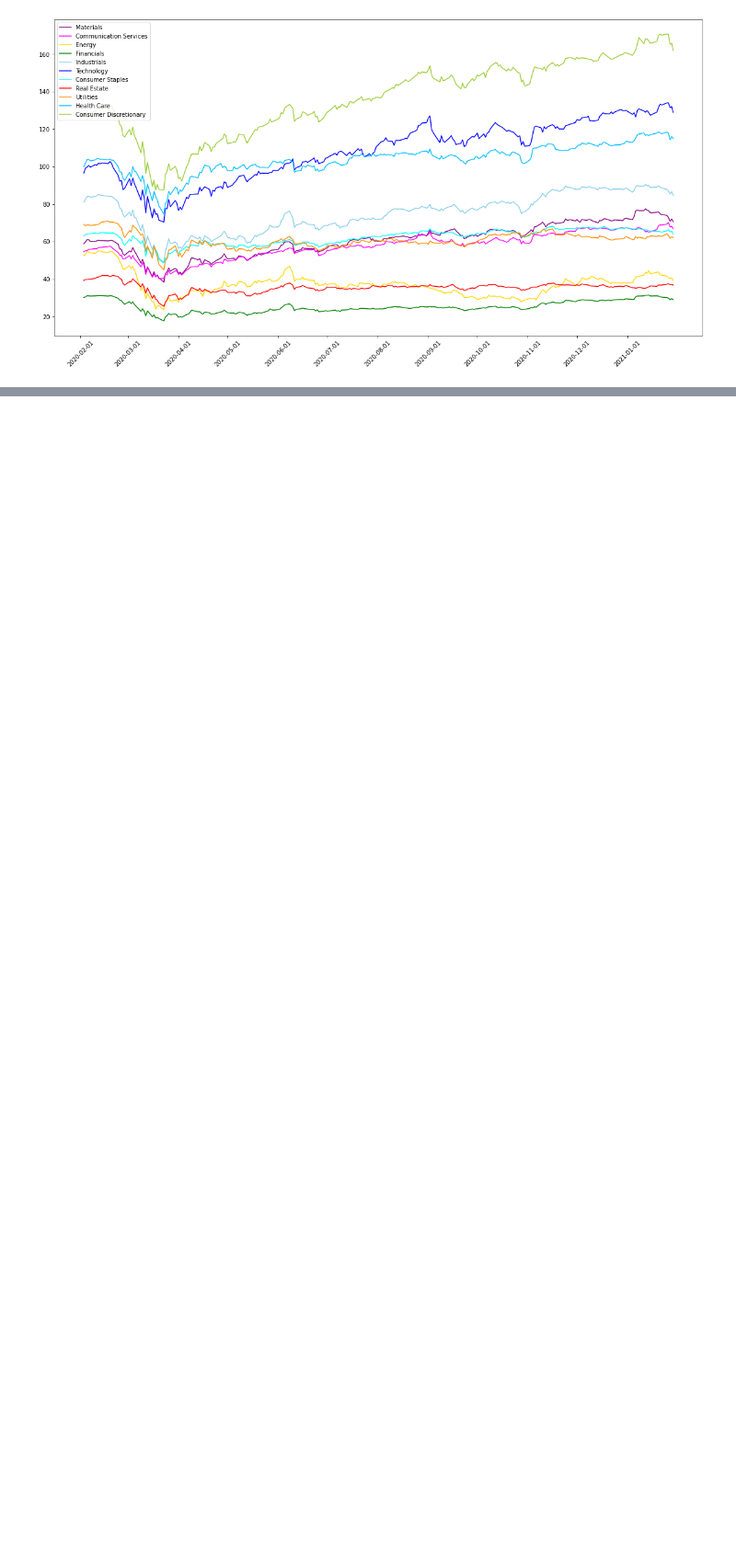
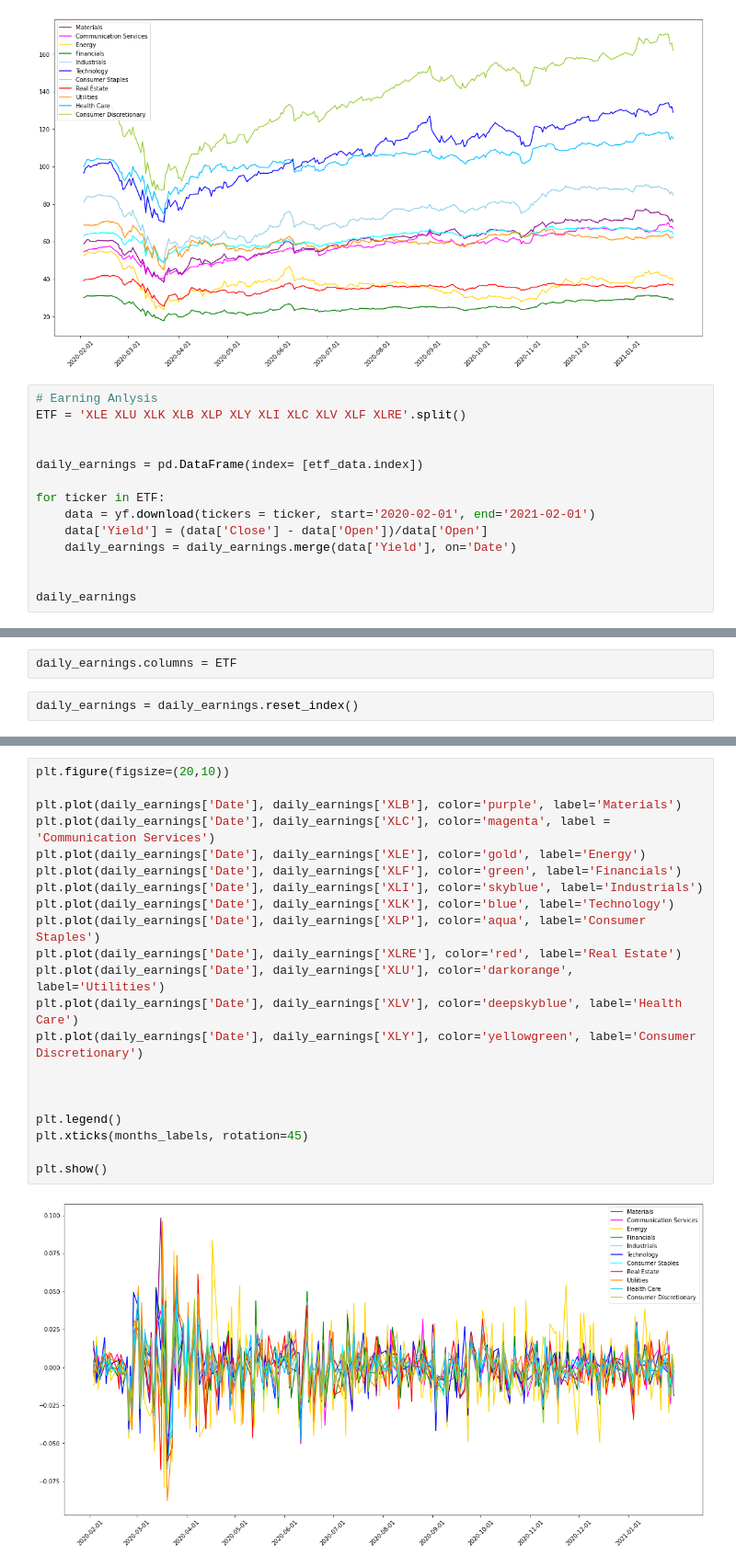
Before and after one commit to Rcidm1994/Project1, a Jupyter notebook: Industry_Performance.ipynb, the cells around one changed output, grey strips where cells are left out. Shown: that part at 92% size. Cells and saved outputs as stored; diff of their text form; blank space fills up the shorter version.

```diff
--- a/Industry_Performance.ipynb
+++ b/Industry_Performance.ipynb
@@ -114,3 +114,17 @@ plt.xticks(months_labels, rotation=45)
 plt.show()
 # %% [output]
 [figure]
+# %%
+# Earning Anlysis
+ETF = 'XLE XLU XLK XLB XLP XLY XLI XLC XLV XLF XLRE'.split()
+
+
+daily_earnings = pd.DataFrame(index= [etf_data.index])
+
+for ticker in ETF:
+    data = yf.download(tickers = ticker, start='2020-02-01', end='2021-02-01')
+    data['Yield'] = (data['Close'] - data['Open'])/data['Open']
+    daily_earnings = daily_earnings.merge(data['Yield'], on='Date')
+
+
+daily_earnings
@@ -116,0 +157,4 @@ plt.show()
+# %%
+daily_earnings.columns = ETF
+# %%
+daily_earnings = daily_earnings.reset_index()
@@ -116,0 +167,23 @@ plt.show()
+# %%
+plt.figure(figsize=(20,10))
+
+plt.plot(daily_earnings['Date'], daily_earnings['XLB'], color='purple', label='Materials')
+plt.plot(daily_earnings['Date'], daily_earnings['XLC'], color='magenta', label = 'Communication Services')
+plt.plot(daily_earnings['Date'], daily_earnings['XLE'], color='gold', label='Energy')
+plt.plot(daily_earnings['Date'], daily_earnings['XLF'], color='green', label='Financials')
+plt.plot(daily_earnings['Date'], daily_earnings['XLI'], color='skyblue', label='Industrials')
+plt.plot(daily_earnings['Date'], daily_earnings['XLK'], color='blue', label='Technology')
+plt.plot(daily_earnings['Date'], daily_earnings['XLP'], color='aqua', label='Consumer Staples')
+plt.plot(daily_earnings['Date'], daily_earnings['XLRE'], color='red', label='Real Estate')
+plt.plot(daily_earnings['Date'], daily_earnings['XLU'], color='darkorange', label='Utilities')
+plt.plot(daily_earnings['Date'], daily_earnings['XLV'], color='deepskyblue', label='Health Care')
+plt.plot(daily_earnings['Date'], daily_earnings['XLY'], color='yellowgreen', label='Consumer Discretionary')
+
+
+
+plt.legend()
+plt.xticks(months_labels, rotation=45)
+
+plt.show()
+# %% [output]
+[figure, added]
```
Also changed, not shown: parts of 3 cells of this notebook.
